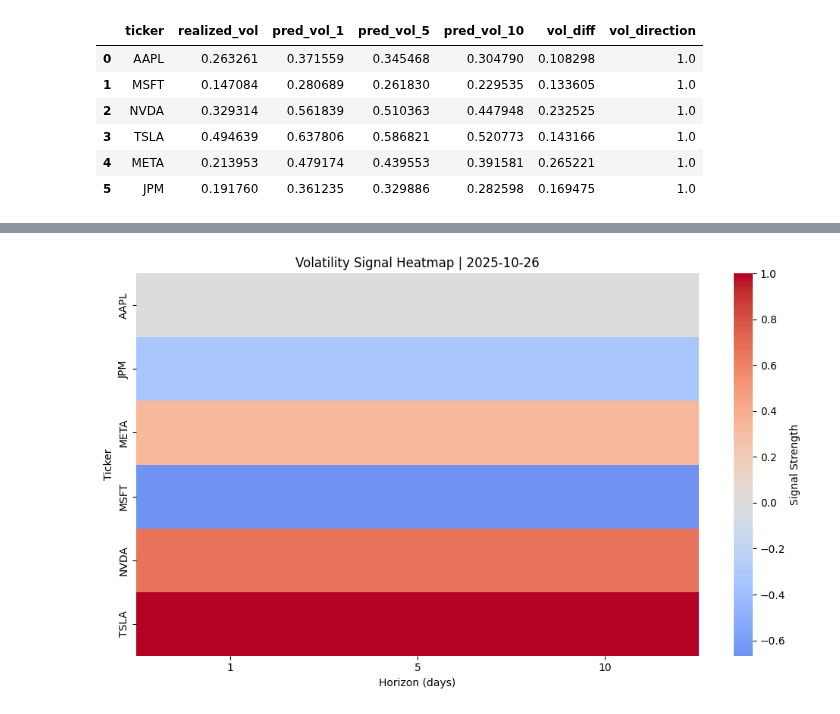
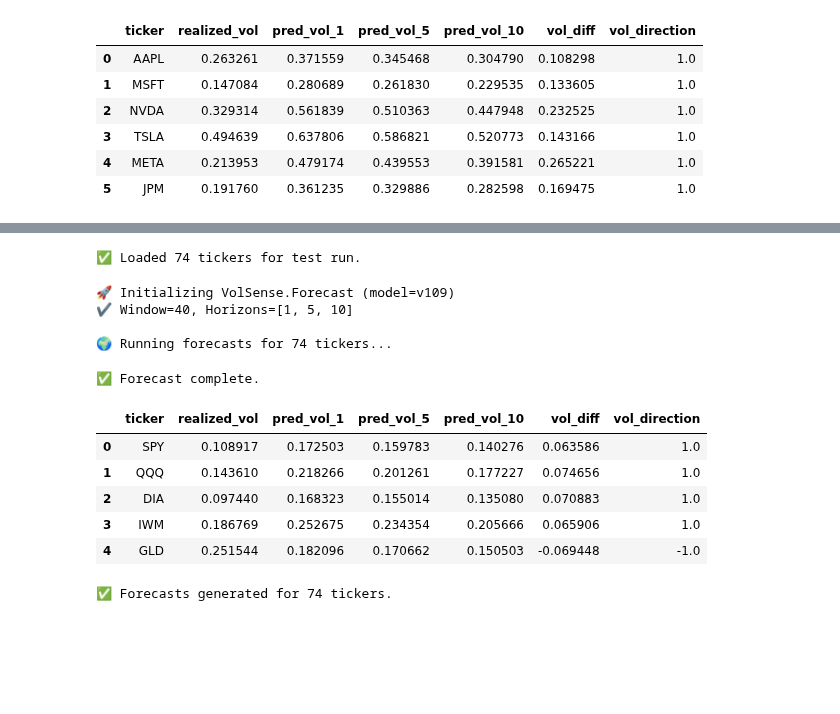
Before and after one commit to rahulmkarthik/VolSense, a Jupyter notebook: volsense_inference/notebooks/test_model_loader.ipynb, the cells around one changed output, grey strips where cells are left out. Drawn from its saved outputs; the diff is of its cells as text; code cells hidden in the pictures; blank space fills up the shorter version.

```diff
--- a/volsense_inference/notebooks/test_model_loader.ipynb
+++ b/volsense_inference/notebooks/test_model_loader.ipynb
@@ -130,4 +96,56 @@ signal_engine.top_signals(horizon=5, direction="long")
-# %%
-signal_engine.plot_heatmap()
-# %% [output]
-[figure, removed]
+# %%
+# ============================================================
+# 📦 VolSense Evaluation + Signal Pipeline
+# ============================================================
+import pandas as pd
+from volsense_inference.forecast_engine import Forecast
+from volsense_inference.signal_engine import SignalEngine
+
+# ✅ Pick 70 stable tickers from v109 universe (yfinance-compatible)
+TICKERS = [
+    # Index / ETF
+    "SPY","QQQ","DIA","IWM","GLD","SLV","TLT","HYG","EEM",
+    # Tech
+    "AAPL","MSFT","GOOGL","AMZN","META","NVDA","AVGO","AMD","INTC","ORCL",
+    "CRM","TXN","QCOM","ADI","MU","CSCO",
+    # Financials
+    "JPM","BAC","C","WFC","GS","MS","V","MA","AXP","SCHW",
+    # Healthcare
+    "JNJ","PFE","MRK","UNH","ABBV","ABT","LLY","BMY","TMO","CVS",
+    # Energy / Materials
+    "XOM","CVX","COP","SLB","HAL","BP","BHP","RIO","FCX",
+    # Consumer Discretionary
+    "TSLA","HD","MCD","NKE","SBUX","TGT","BKNG","CMG",
+    # Industrials
+    "CAT","BA","HON","UPS","FDX","LMT","GE",
+    # Consumer Staples
+    "PG","KO","PEP","COST","WMT"
+]
+print(f"✅ Loaded {len(TICKERS)} tickers for test run.")
+# %% [output]
+✅ Loaded 74 tickers for test run.
+# %%
+# ============================================================
+# 🚀 Run Volatility Forecasts
+# ============================================================
+fcast = Forecast(model_version="v109", checkpoints_dir="models", start="2015-01-01")
+
+# Run forecasts on chosen tickers
+preds = fcast.run(TICKERS)
+
+# Inspect schema
+display(preds.head())
+print(f"✅ Forecasts generated for {preds['ticker'].nunique()} tickers.")
+# %% [output]
+🚀 Initializing VolSense.Forecast (model=v109)
+✔ Window=40, Horizons=[1, 5, 10]
+
+🌍 Running forecasts for 74 tickers...
+✅ Forecast complete.
+|  | ticker | realized_vol | pred_vol_1 | pred_vol_5 | pred_vol_10 | vol_diff | vol_direction |
+| 0 | SPY | 0.108917 | 0.172503 | 0.159783 | 0.140276 | 0.063586 | 1.0 |
+| 1 | QQQ | 0.143610 | 0.218266 | 0.201261 | 0.177227 | 0.074656 | 1.0 |
+| 2 | DIA | 0.097440 | 0.168323 | 0.155014 | 0.135080 | 0.070883 | 1.0 |
+| 3 | IWM | 0.186769 | 0.252675 | 0.234354 | 0.205666 | 0.065906 | 1.0 |
+| 4 | GLD | 0.251544 | 0.182096 | 0.170662 | 0.150503 | -0.069448 | -1.0 |
+✅ Forecasts generated for 74 tickers.
```
Also changed, not shown: parts of 6 cells of this notebook.
